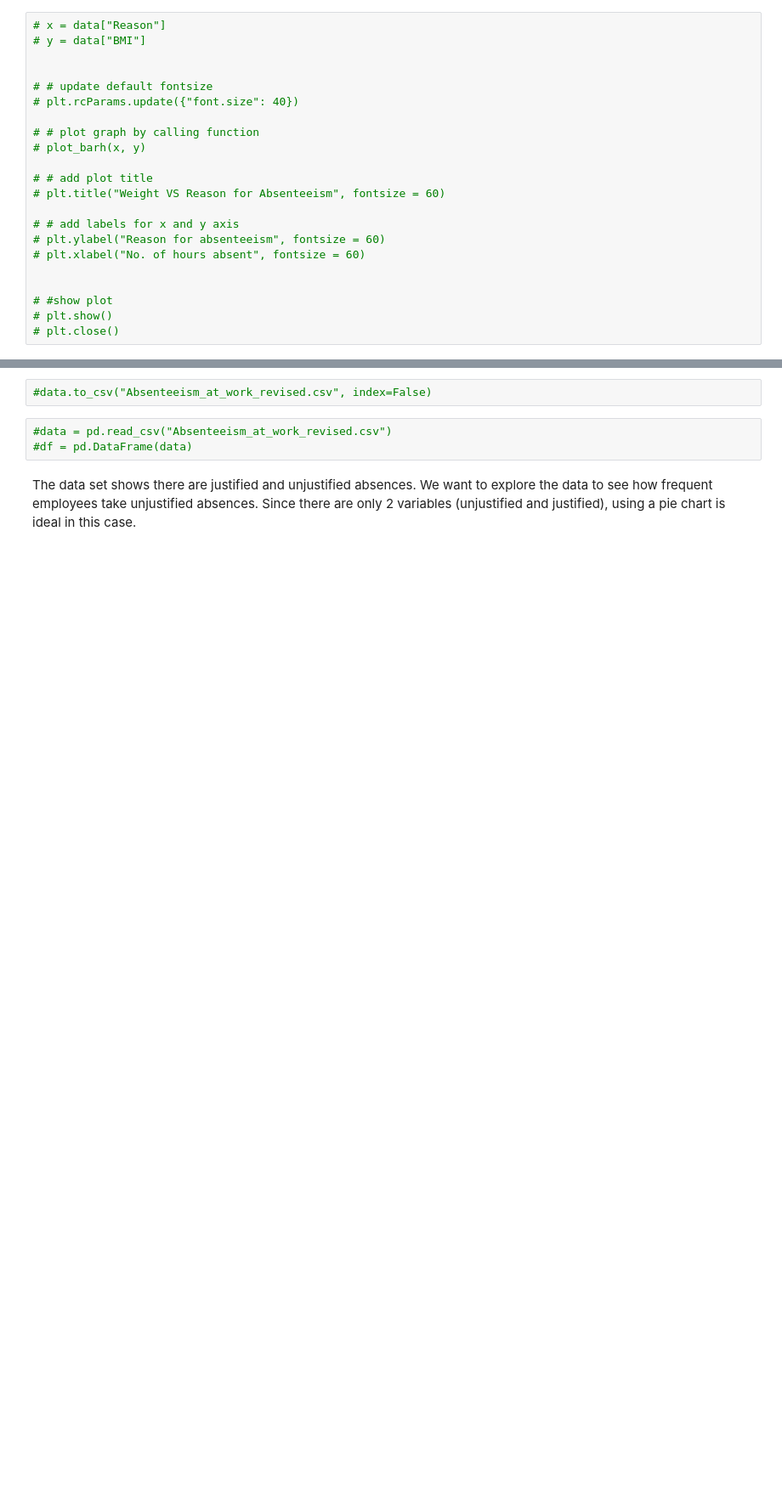
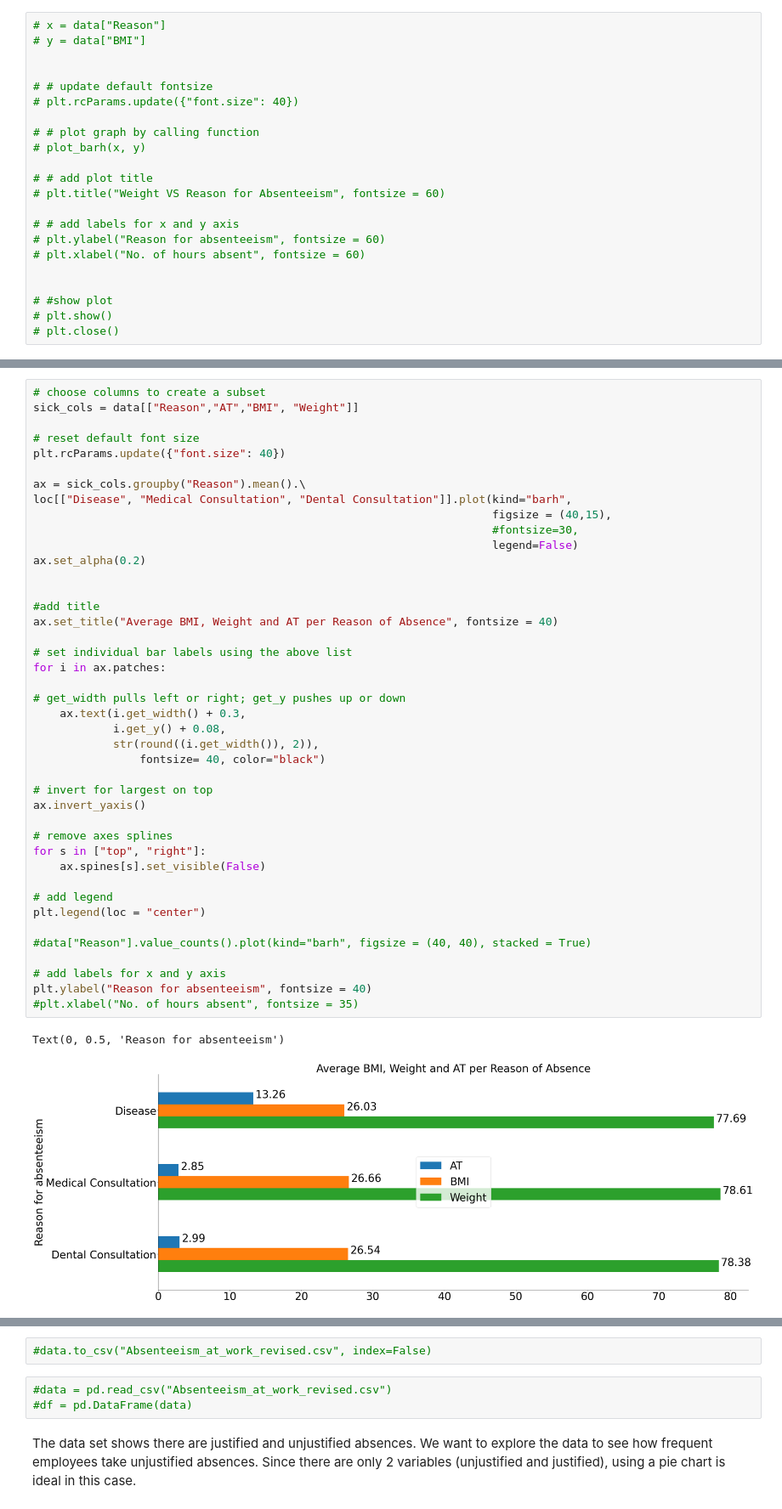
Before and after one commit to jentche/Emmanuel_Python_Lessons, a Jupyter notebook: Final Project/Absenteeism at work.ipynb, the cells around one changed output, grey strips where cells are left out. Shown at 85% size. Drawn from its saved outputs; the diff is of its cells as text; blank space fills up the shorter version.

```diff
--- a/Final Project/Absenteeism at work.ipynb
+++ b/Final Project/Absenteeism at work.ipynb
@@ -466 +496,46 @@ Text(0, 0.5, 'Reason for absenteeism')
+# %%
+# choose columns to create a subset
+sick_cols = data[["Reason","AT","BMI", "Weight"]]
+
+# reset default font size
+plt.rcParams.update({"font.size": 40})
+
+ax = sick_cols.groupby("Reason").mean().\
+loc[["Disease", "Medical Consultation", "Dental Consultation"]].plot(kind="barh",
+                                                                     figsize = (40,15),
+                                                                     #fontsize=30,
+                                                                     legend=False)
+ax.set_alpha(0.2)
+
+
+#add title
+ax.set_title("Average BMI, Weight and AT per Reason of Absence", fontsize = 40)
+
+# set individual bar labels using the above list
+for i in ax.patches:
+
+# get_width pulls left or right; get_y pushes up or down
+    ax.text(i.get_width() + 0.3,
+            i.get_y() + 0.08,
+            str(round((i.get_width()), 2)),
+                fontsize= 40, color="black")
+
+# invert for largest on top
+ax.invert_yaxis()
+
+# remove axes splines
+for s in ["top", "right"]:
+    ax.spines[s].set_visible(False)
+
+# add legend
+plt.legend(loc = "center")
+
+#data["Reason"].value_counts().plot(kind="barh", figsize = (40, 40), stacked = True)
+
+# add labels for x and y axis
+plt.ylabel("Reason for absenteeism", fontsize = 40)
+#plt.xlabel("No. of hours absent", fontsize = 35)
+# %% [output]
+Text(0, 0.5, 'Reason for absenteeism')
+[figure, added]
 # %% [markdown]
```
Also changed, not shown: parts of 22 cells of this notebook.
